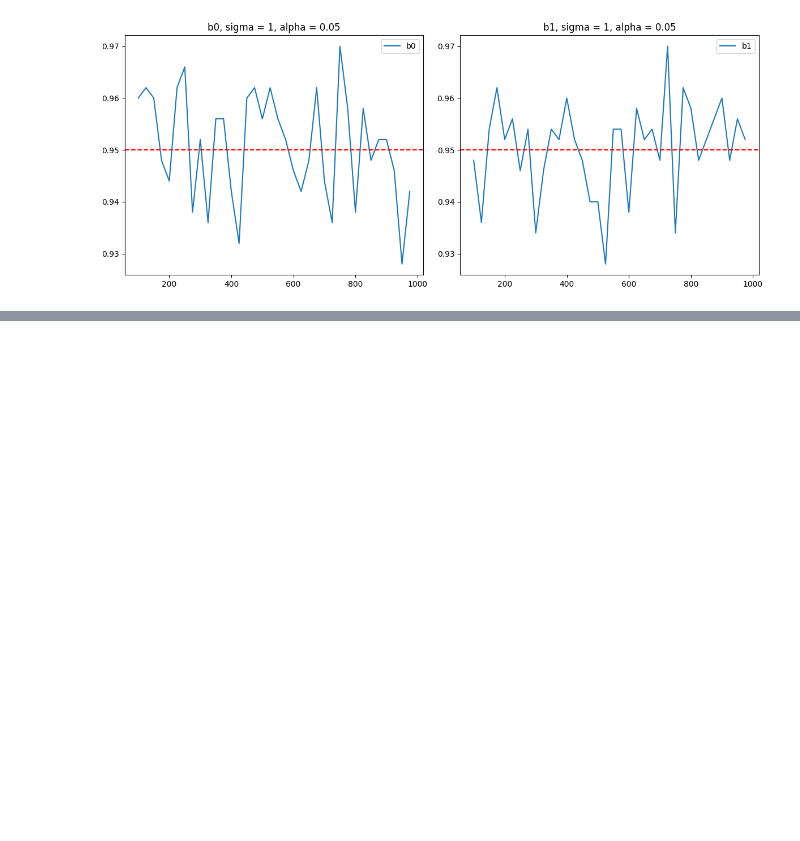
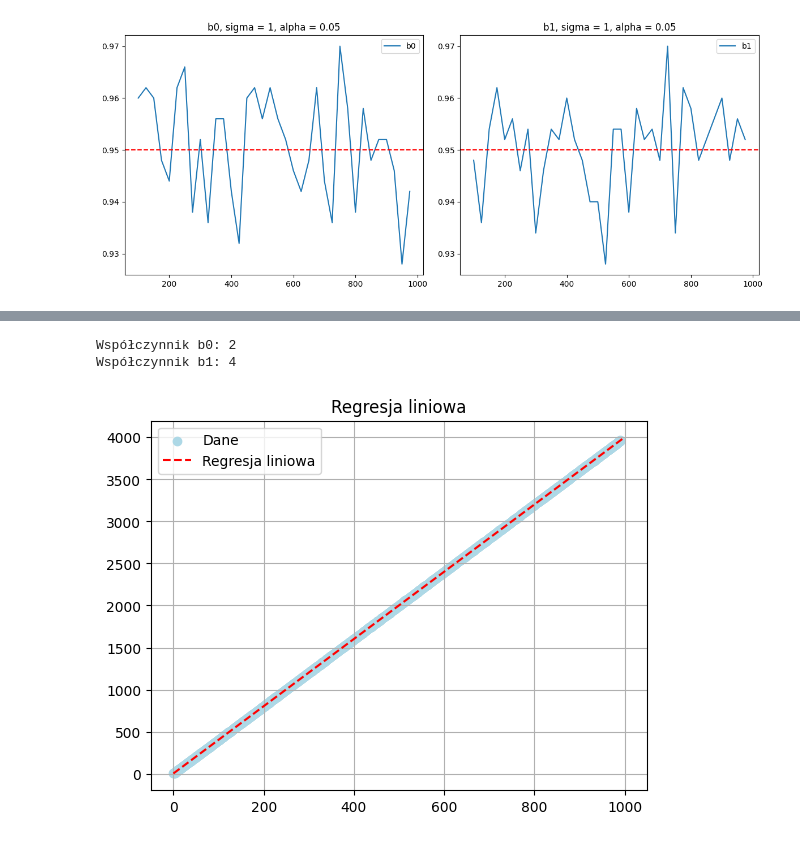
Before and after one commit to MariaNowacka/kaszcz, a Jupyter notebook: lista3/l3_kaszcz.ipynb, the cells around one changed output, grey strips where cells are left out. Drawn from its saved outputs; the diff is of its cells as text; code cells hidden in the pictures; blank space fills up the shorter version.

```diff
--- a/lista3/l3_kaszcz.ipynb
+++ b/lista3/l3_kaszcz.ipynb
@@ -255,0 +441,6 @@ for alpha in alphas:
+# %%
+b0 =2
+b1 = 4
+n = 1000
+X = np.arange(0, n)
+Y = b0 + b1*X + np.random.normal(0, sigma, size = n)
@@ -255,0 +478,16 @@ for alpha in alphas:
+# %%
+# Wyświetlenie wyników
+print(f"Współczynnik b0: {b0}")
+print(f"Współczynnik b1: {b1}")
+
+# Rysowanie wykresu
+plt.scatter(X[:991], Y[:991], label='Dane', color='lightblue')
+plt.plot(X, b0 + b1 * X, label='Regresja liniowa', color='red', linestyle = '--')
+plt.legend()
+plt.title(f'Regresja liniowa')
+plt.grid(True)
+plt.show()
+# %% [output]
+Współczynnik b0: 2
+Współczynnik b1: 4
+[figure, added]
```
Also changed, not shown: parts of 20 cells of this notebook, 3 other files.
